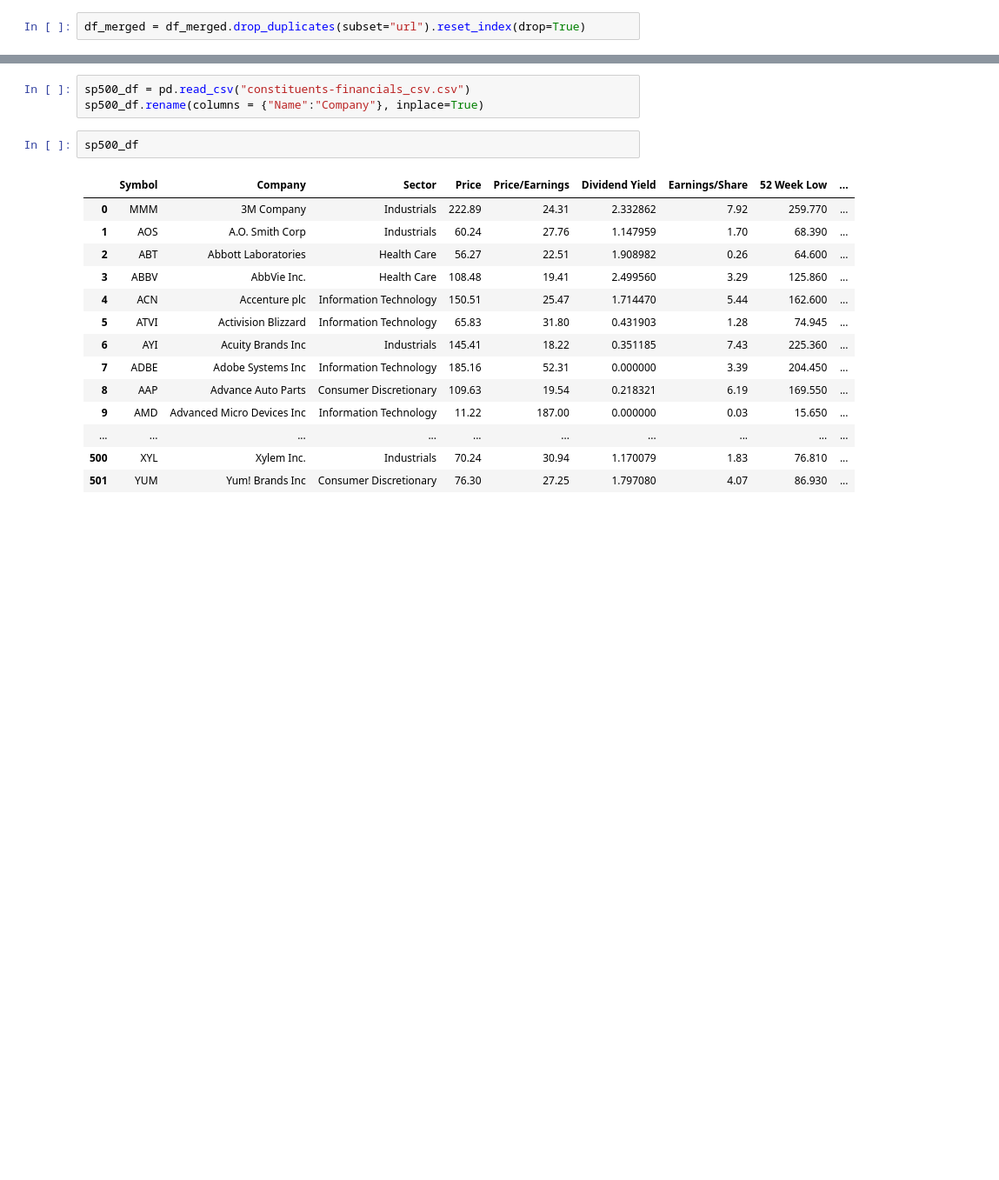
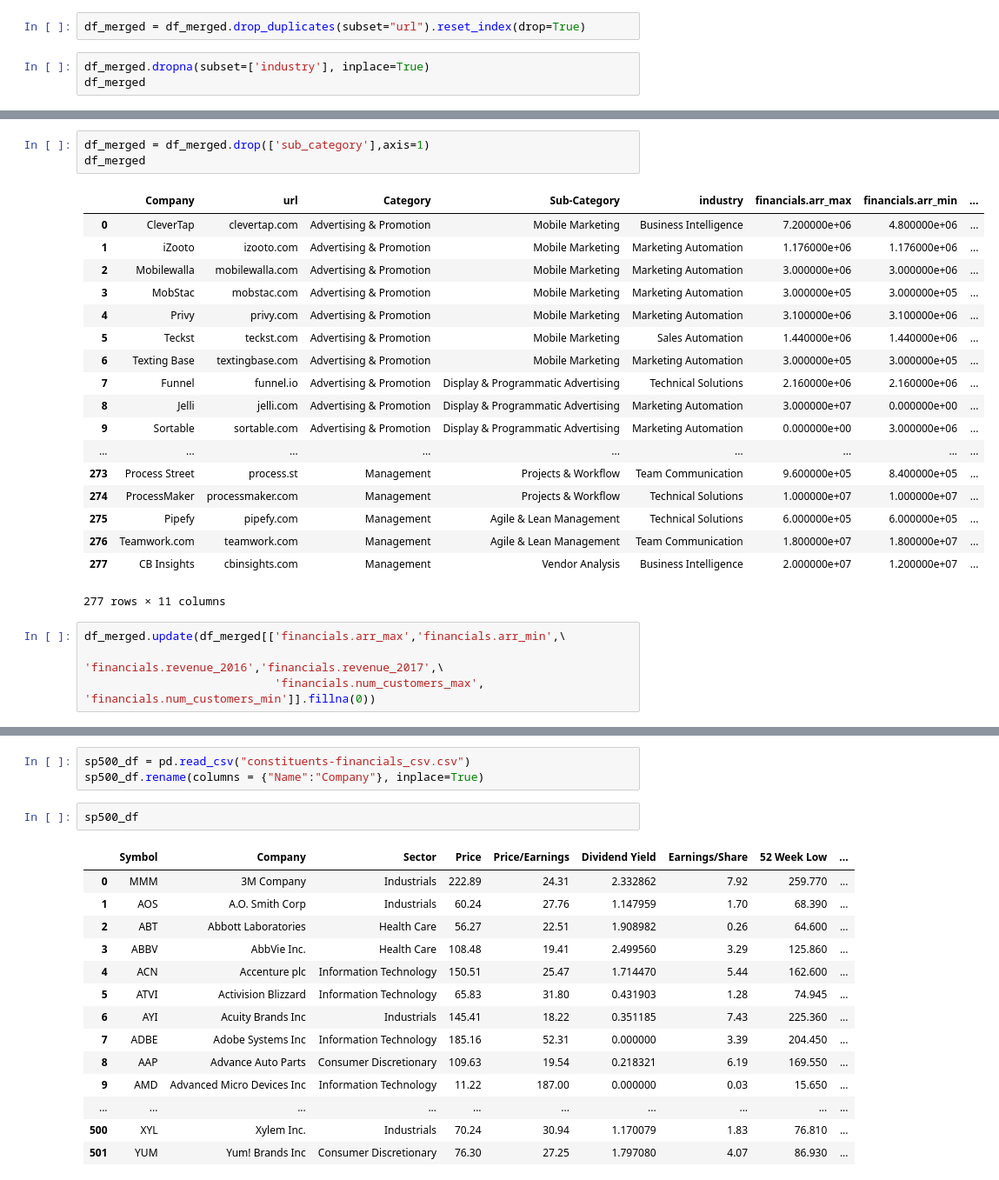
Before and after one commit to mpg33/ETL_Project, a Jupyter notebook: ETL_Project2.ipynb, the cells around one changed output, grey strips where cells are left out. Shown at 87% size. Cells and saved outputs as stored; diff of their text form; blank space fills up the shorter version.

```diff
--- a/ETL_Project2.ipynb
+++ b/ETL_Project2.ipynb
@@ -130,2 +134,5 @@ df_merged
 # %%
 df_merged = df_merged.drop_duplicates(subset="url").reset_index(drop=True)
+# %%
+df_merged.dropna(subset=['industry'], inplace=True)
+df_merged
@@ -131,0 +158,26 @@ df_merged = df_merged.drop_duplicates(subset="url").reset_index(drop=True)
+# %%
+df_merged = df_merged.drop(['sub_category'],axis=1)
+df_merged
+# %% [output]
+|  | Company | url | Category | Sub-Category | industry | financials.arr_max | financials.arr_min | ... |
+| 0 | CleverTap | clevertap.com | Advertising & Promotion | Mobile Marketing | Business Intelligence | 7.200000e+06 | 4.800000e+06 | ... |
+| 1 | iZooto | izooto.com | Advertising & Promotion | Mobile Marketing | Marketing Automation | 1.176000e+06 | 1.176000e+06 | ... |
+| 2 | Mobilewalla | mobilewalla.com | Advertising & Promotion | Mobile Marketing | Marketing Automation | 3.000000e+06 | 3.000000e+06 | ... |
+| 3 | MobStac | mobstac.com | Advertising & Promotion | Mobile Marketing | Marketing Automation | 3.000000e+05 | 3.000000e+05 | ... |
+| 4 | Privy | privy.com | Advertising & Promotion | Mobile Marketing | Marketing Automation | 3.100000e+06 | 3.100000e+06 | ... |
+| 5 | Teckst | teckst.com | Advertising & Promotion | Mobile Marketing | Sales Automation | 1.440000e+06 | 1.440000e+06 | ... |
+| 6 | Texting Base | textingbase.com | Advertising & Promotion | Mobile Marketing | Marketing Automation | 3.000000e+05 | 3.000000e+05 | ... |
+| 7 | Funnel | funnel.io | Advertising & Promotion | Display & Programmatic Advertising | Technical Solutions | 2.160000e+06 | 2.160000e+06 | ... |
+| 8 | Jelli | jelli.com | Advertising & Promotion | Display & Programmatic Advertising | Marketing Automation | 3.000000e+07 | 0.000000e+00 | ... |
+| 9 | Sortable | sortable.com | Advertising & Promotion | Display & Programmatic Advertising | Marketing Automation | 0.000000e+00 | 3.000000e+06 | ... |
+| ... | ... | ... | ... | ... | ... | ... | ... | ... |
+| 273 | Process Street | process.st | Management | Projects & Workflow | Team Communication | 9.600000e+05 | 8.400000e+05 | ... |
+| 274 | ProcessMaker | processmaker.com | Management | Projects & Workflow | Technical Solutions | 1.000000e+07 | 1.000000e+07 | ... |
+| 275 | Pipefy | pipefy.com | Management | Agile & Lean Management | Technical Solutions | 6.000000e+05 | 6.000000e+05 | ... |
+| 276 | Teamwork.com | teamwork.com | Management | Agile & Lean Management | Team Communication | 1.800000e+07 | 1.800000e+07 | ... |
+| 277 | CB Insights | cbinsights.com | Management | Vendor Analysis | Business Intelligence | 2.000000e+07 | 1.200000e+07 | ... |
+277 rows × 11 columns
+# %%
+df_merged.update(df_merged[['financials.arr_max','financials.arr_min',\
+                            'financials.revenue_2016','financials.revenue_2017',\
+                            'financials.num_customers_max', 'financials.num_customers_min']].fillna(0))
```
Also changed, not shown: parts of 11 cells of this notebook, 3 other files.
